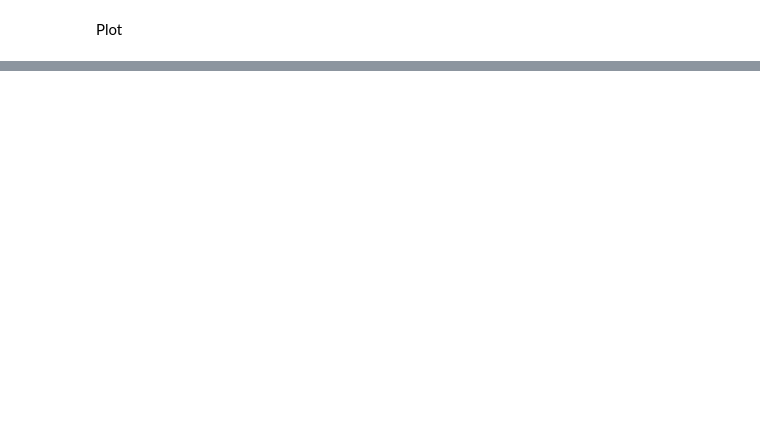
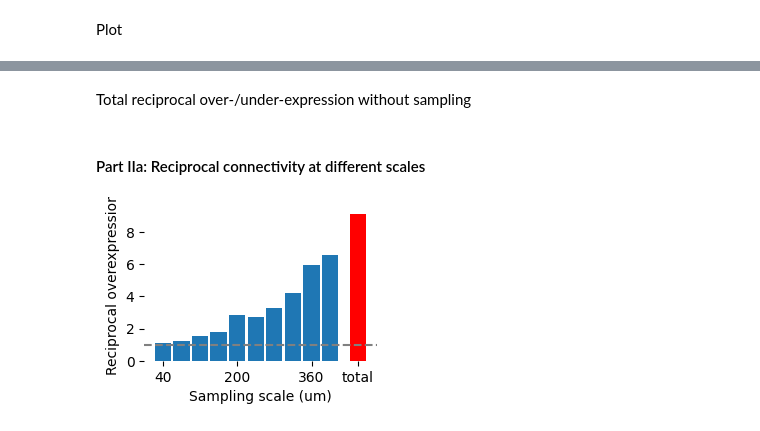
Before and after one commit to MWolfR/individual_morphology_effect, a Jupyter notebook: Patch_sample_triad_overexpression.ipynb, the cells around one changed output, grey strips where cells are left out. Cells and saved outputs as stored; diff of their text form; code cells hidden in the pictures; blank space fills up the shorter version.

```diff
--- a/Patch_sample_triad_overexpression.ipynb
+++ b/Patch_sample_triad_overexpression.ipynb
@@ -328,0 +366,20 @@ Text(0, 0.5, 'Mean distance (um)')
+# %%
+szs = [40, 80, 120, 160, 200, 240, 280, 320, 360, 400]
+all_counts = []
+all_P = []
+for sz_arg in [40, 80, 120, 160, 200, 240, 280, 320, 360, 400]:
+    campaign_cfg = {
+        "mv_cv": [[sz_arg**2, 0], [0, sz_arg**2]], # Describes the patch sampling spatial dimensions. 40 ** 2 will sample neuron pairs up to ~100 um.
+        "patch_kwargs": {
+            "slice_thickness": sz_arg * 2.5,
+            "n_samples": 100, # The number of times the patch sampling procedure will be applied
+            "n_patch": 12 # Up to this number of neurons will be sampled together
+        }
+    }
+
+    counts, deltas, P = execute_slice_and_patch_campaign(M, campaign_cfg)
+    all_counts.append(counts)
+    all_P.append(P)
+
+all_counts = pandas.concat(all_counts, axis=0, keys=szs, names=["scale"])
+all_P = pandas.concat(all_P, axis=0, keys=szs, names=["scale"])
@@ -328,0 +484,25 @@ Text(0, 0.5, 'Mean distance (um)')
+# %% [markdown]
+Total reciprocal over-/under-expression without sampling
+# %%
+P_uni_ttl = M.matrix.nnz / (len(M) * (len(M) - 1))
+P_rec_ttl = M.to_reciprocal().matrix.nnz / (len(M) * (len(M) - 1))
+# %% [markdown]
+#### Part IIa: Reciprocal connectivity at different scales
+# %%
+fig = plt.figure(figsize=(3, 2.0))
+ax = fig.gca()
+
+x = all_P.index.to_frame()["scale"].values
+x_extra = x[-1] + 1.5 * numpy.mean(numpy.diff(x))
+ax.bar(x, all_P['reciprocal'] / (all_P['unidirectional'] ** 2), width=35)
+ax.bar(x_extra, P_rec_ttl / (P_uni_ttl ** 2), width=35, color="red")
+ax.set_xlim(ax.get_xlim())
+ax.plot(ax.get_xlim(), [1, 1], color="grey", ls="--")
+ticks = x[::4]
+ax.set_xticks(list(ticks) + [x_extra])
+ax.set_xticklabels(list(ticks) + ["total"])
+ax.set_xlabel("Sampling scale (um)")
+ax.set_ylabel("Reciprocal overexpression")
+ax.set_frame_on(False)
+# %% [output]
+[figure, added]
```
Also changed, not shown: parts of 19 cells of this notebook.
